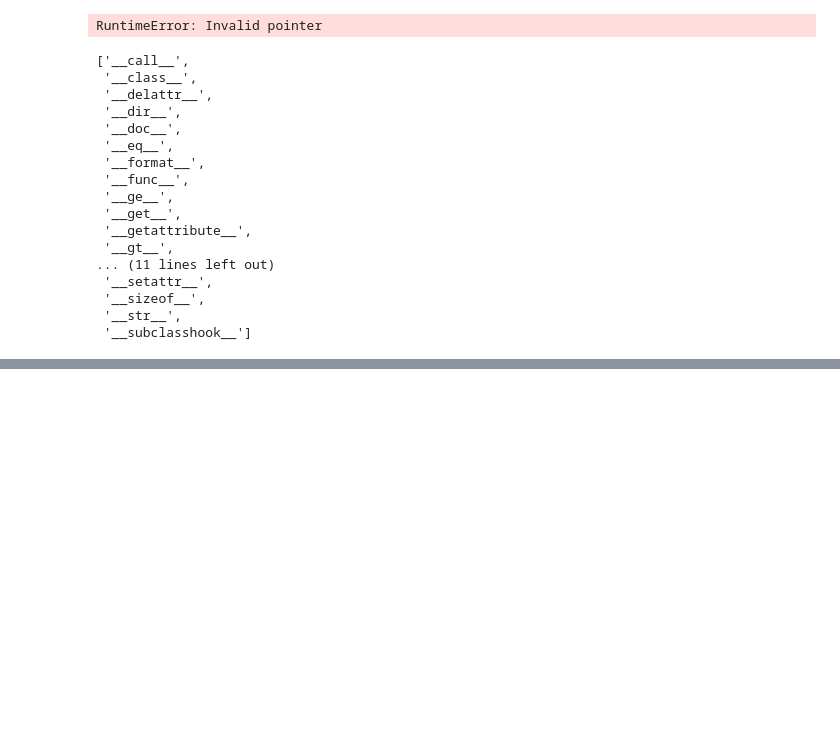
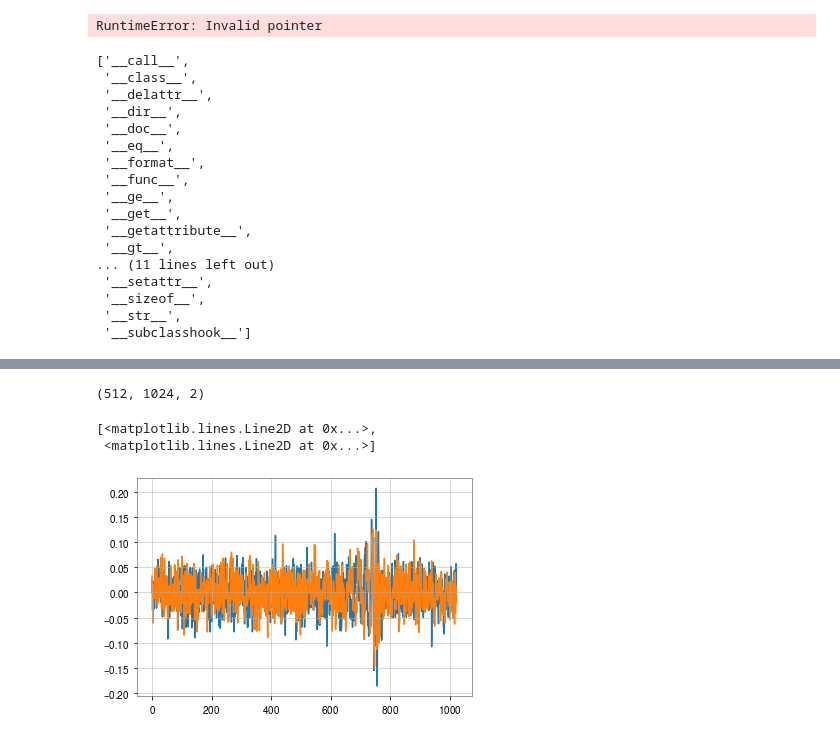
Before and after one commit to jcbayley/vitamin, a Jupyter notebook: notebooks/real_noise_load.ipynb, the cells around one changed output, grey strips where cells are left out. Saved outputs shown, nothing was run; the diff lists cells and outputs as text; code cells hidden in the pictures; blank space fills up the shorter version.

```diff
--- a/notebooks/real_noise_load.ipynb
+++ b/notebooks/real_noise_load.ipynb
@@ -79,0 +152,4 @@ starts
+# %%
+params["use_real_det_noise"] = False
+# %%
+params, bounds, masks, fixed_vals = get_params(params, bounds, fixed_vals, params_dir = params_dir)
@@ -79,0 +168,6 @@ starts
+# %%
+dt = load_data_fit.DataLoader(load_dir, params = params, bounds = bounds, fixed_vals = fixed_vals, masks=masks,test_set = False, chunk_batch = 1,channel_name="DCS-CALIB_STRAIN_C01")
+# %%
+st = time.time()
+dt.load_next_chunk()
+print(time.time() - st)
@@ -79,0 +194,11 @@ starts
+# %%
+np.shape(dt[0][0])
+# %% [output]
+(512, 1024, 2)
+# %%
+fig, ax = plt.subplots()
+ax.plot(dt[0][0][10])
+# %% [output]
+[<matplotlib.lines.Line2D at 0x...>,
+ <matplotlib.lines.Line2D at 0x...>]
+[figure, added]
```
Also changed, not shown: parts of 34 cells of this notebook, 10 other files.
